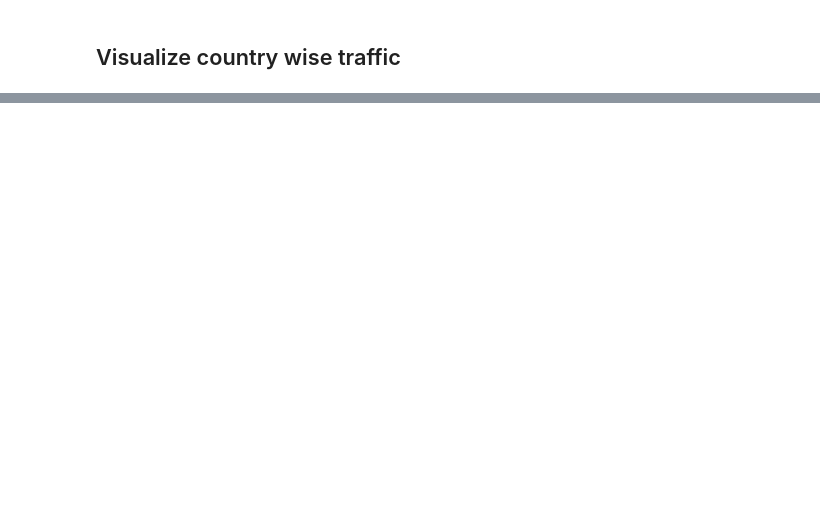
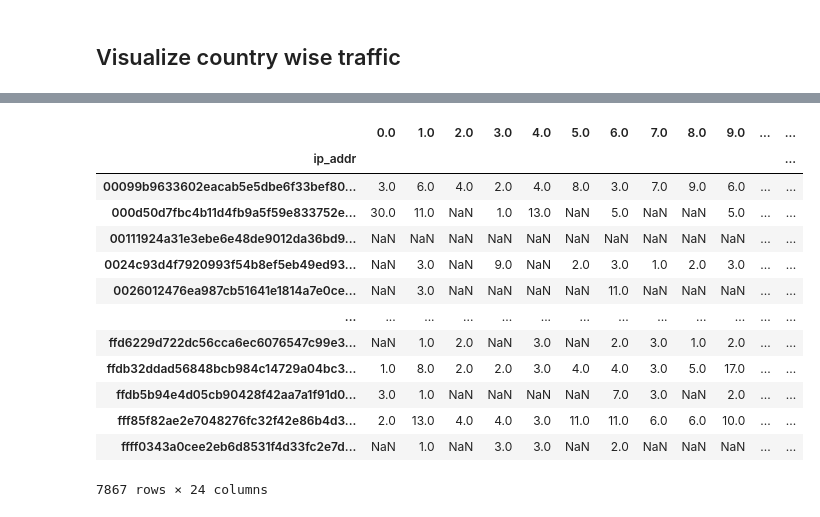
Before and after one commit to ltoco/Bot-Detection, a Jupyter notebook: ibm feature engineering.ipynb, the cells around one changed output, grey strips where cells are left out. Cells and saved outputs as stored; diff of their text form; code cells hidden in the pictures; blank space fills up the shorter version.

Commit message:
Created a dataframe with uinique IP details

```diff
--- a/ibm feature engineering.ipynb
+++ b/ibm feature engineering.ipynb
@@ -285,0 +301,6 @@ Text(0.5, 1.0, 'Country wise Traffic')
+# %%
+ip_threshold = 24
+group1 = data.groupby(['ip_addr'])['VIEWS'].sum()
+imp_ips = group1[group1>24].index
+new_data = data[data.ip_addr.isin(imp_ips)]
+print(f"Number of unique IP's with views greater than {ip_threshold} are - {len(imp_ips)}")
@@ -285,0 +316,2 @@ Text(0.5, 1.0, 'Country wise Traffic')
+# %%
+new_data['bounce rate'] = (new_data.VISIT - new_data.ENGD_VISIT) / new_data.VISIT
@@ -285,0 +344,3 @@ Text(0.5, 1.0, 'Country wise Traffic')
+# %%
+cols_to_drop = ['st', 'city', 'wk', 'mth', 'yr']
+new_data.drop(columns=cols_to_drop, axis=1, inplace=True)
@@ -285,0 +359,3 @@ Text(0.5, 1.0, 'Country wise Traffic')
+# %%
+new_data['operating_sys'].fillna('unknown OS', inplace=True)
+new_data.isnull().sum()
@@ -285,0 +412,21 @@ Text(0.5, 1.0, 'Country wise Traffic')
+# %%
+per_hour = new_data.pivot_table(index='ip_addr', columns=new_data.index.hour, values='VIEWS', aggfunc='sum')
+
+per_hour.columns.name = None
+
+per_hour
+# %% [output]
+|  | 0.0 | 1.0 | 2.0 | 3.0 | 4.0 | 5.0 | 6.0 | 7.0 | 8.0 | 9.0 | ... | ... |
+| ip_addr |  |  |  |  |  |  |  |  |  |  |  | ... |
+| 00099b9633602eacab5e5dbe6f33bef80... | 3.0 | 6.0 | 4.0 | 2.0 | 4.0 | 8.0 | 3.0 | 7.0 | 9.0 | 6.0 | ... | ... |
+| 000d50d7fbc4b11d4fb9a5f59e833752e... | 30.0 | 11.0 | NaN | 1.0 | 13.0 | NaN | 5.0 | NaN | NaN | 5.0 | ... | ... |
+| 00111924a31e3ebe6e48de9012da36bd9... | NaN | NaN | NaN | NaN | NaN | NaN | NaN | NaN | NaN | NaN | ... | ... |
+| 0024c93d4f7920993f54b8ef5eb49ed93... | NaN | 3.0 | NaN | 9.0 | NaN | 2.0 | 3.0 | 1.0 | 2.0 | 3.0 | ... | ... |
+| 0026012476ea987cb51641e1814a7e0ce... | NaN | 3.0 | NaN | NaN | NaN | NaN | 11.0 | NaN | NaN | NaN | ... | ... |
+| ... | ... | ... | ... | ... | ... | ... | ... | ... | ... | ... | ... | ... |
+| ffd6229d722dc56cca6ec6076547c99e3... | NaN | 1.0 | 2.0 | NaN | 3.0 | NaN | 2.0 | 3.0 | 1.0 | 2.0 | ... | ... |
+| ffdb32ddad56848bcb984c14729a04bc3... | 1.0 | 8.0 | 2.0 | 2.0 | 3.0 | 4.0 | 4.0 | 3.0 | 5.0 | 17.0 | ... | ... |
+| ffdb5b94e4d05cb90428f42aa7a1f91d0... | 3.0 | 1.0 | NaN | NaN | NaN | NaN | 7.0 | 3.0 | NaN | 2.0 | ... | ... |
+| fff85f82ae2e7048276fc32f42e86b4d3... | 2.0 | 13.0 | 4.0 | 4.0 | 3.0 | 11.0 | 11.0 | 6.0 | 6.0 | 10.0 | ... | ... |
+| ffff0343a0cee2eb6d8531f4d33fc2e7d... | NaN | 1.0 | NaN | 3.0 | 3.0 | NaN | 2.0 | NaN | NaN | NaN | ... | ... |
+7867 rows × 24 columns
```
Also changed, not shown: parts of 36 cells of this notebook, 1 other file.
